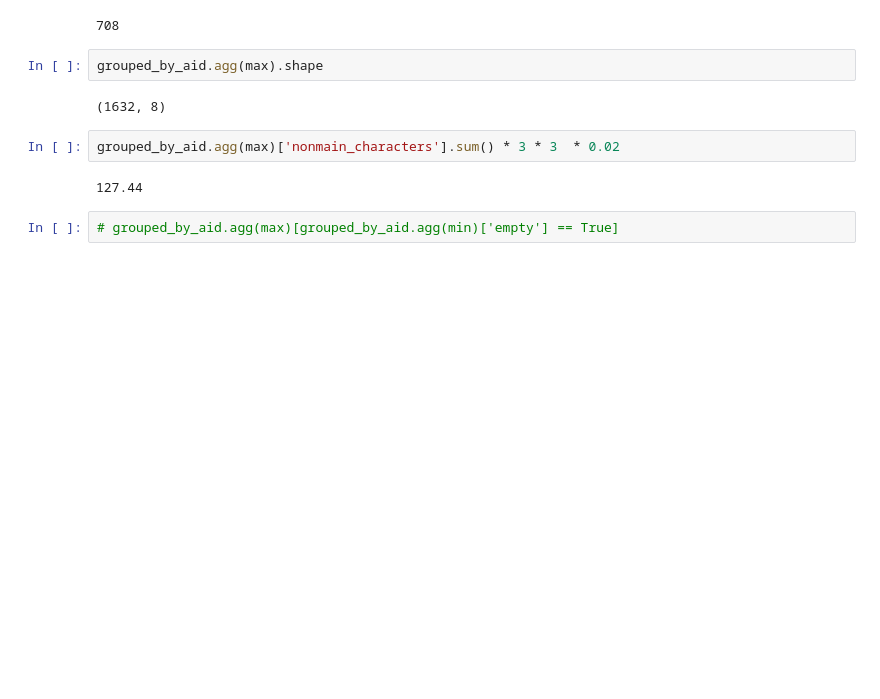
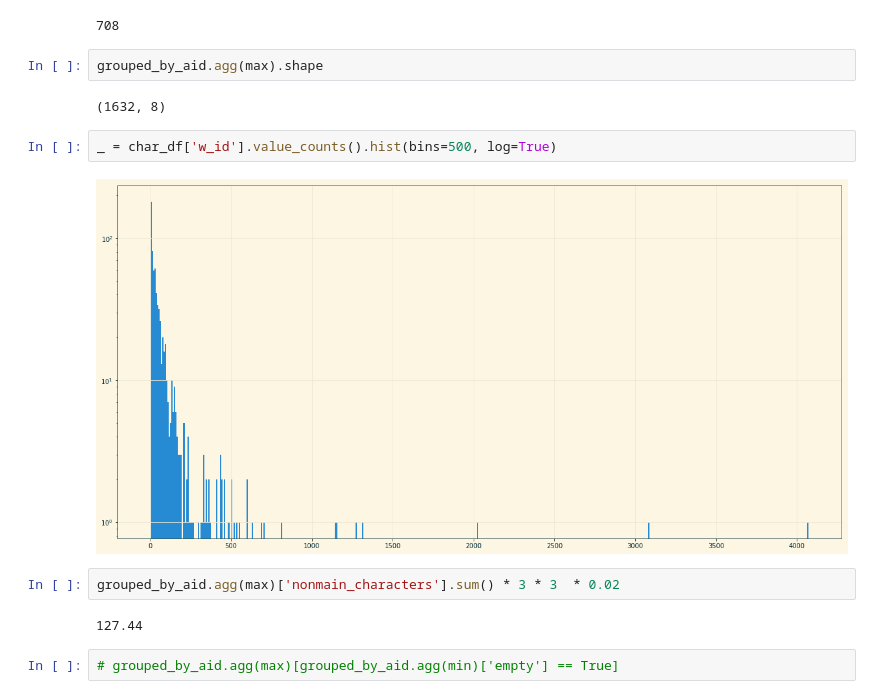
Before and after one commit to drschwenk/stage_1, a Jupyter notebook: mturk_analyzer.ipynb, the cells around one changed output. Cells and saved outputs as stored; diff of their text form; blank space fills up the shorter version.

```diff
--- a/mturk_analyzer.ipynb
+++ b/mturk_analyzer.ipynb
@@ -623,6 +644,10 @@ grouped_by_aid.agg(max)['nonmain_characters'].sum()
 grouped_by_aid.agg(max).shape
 # %% [output]
 (1632, 8)
+# %%
+_ = char_df['w_id'].value_counts().hist(bins=500, log=True)
+# %% [output]
+[figure, added]
 # %%
 grouped_by_aid.agg(max)['nonmain_characters'].sum() * 3 * 3  * 0.02
 # %% [output]
```
Also changed, not shown: parts of 38 cells of this notebook, 4 other files.
